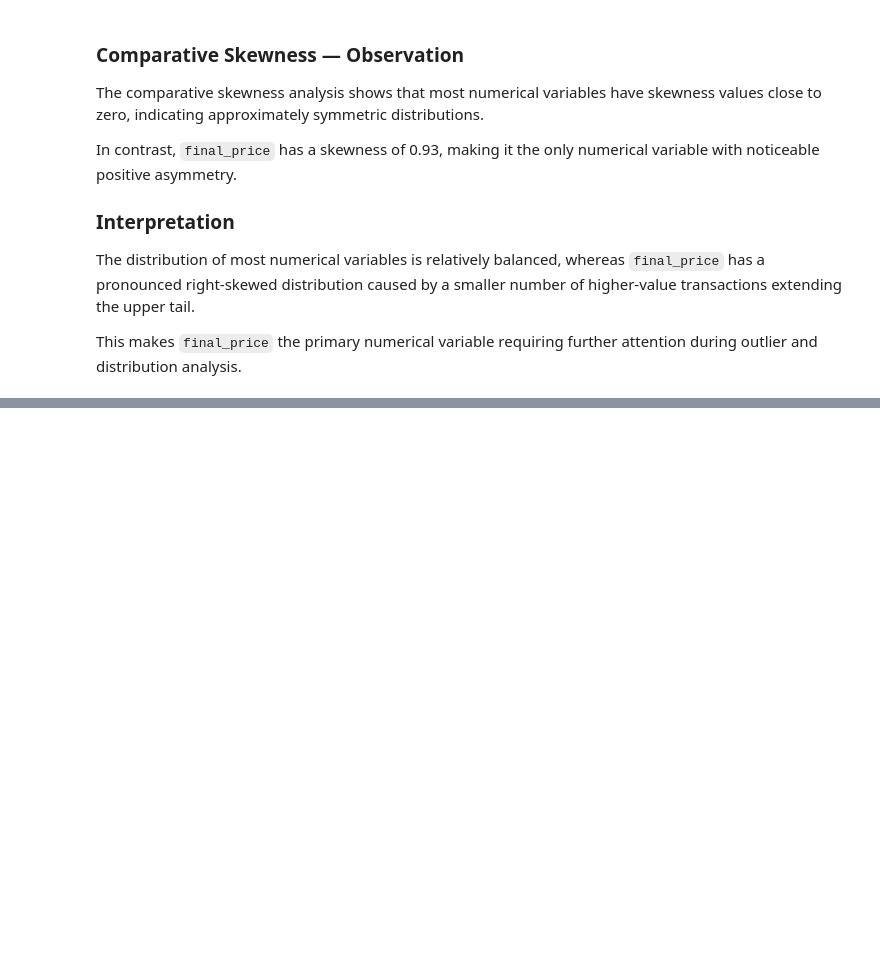
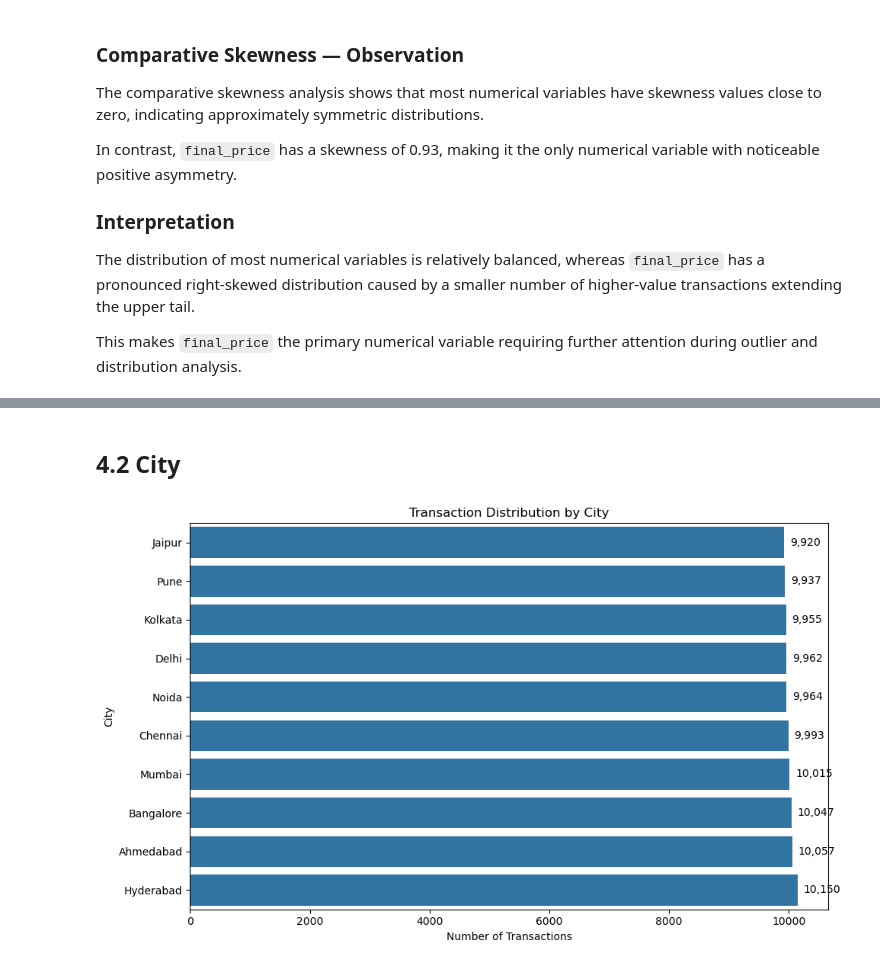
Before and after one commit to Bhav-creator452/NextHikesProject3-advanced-eda-retail-analysis, a Jupyter notebook: Advanced_EDA_Retail_Analysis.ipynb, the cells around one changed output, grey strips where cells are left out. Saved outputs shown, nothing was run; the diff lists cells and outputs as text; code cells hidden in the pictures; blank space fills up the shorter version.

```diff
--- a/Advanced_EDA_Retail_Analysis.ipynb
+++ b/Advanced_EDA_Retail_Analysis.ipynb
@@ -1087,0 +1135,27 @@ attention during outlier and distribution analysis.
+# %% [markdown]
+## 4.2 City
+# %%
+city_counts = df_eda['city'].value_counts().sort_values()
+
+plt.figure(figsize=(10, 6))
+
+ax = sns.barplot(
+    x=city_counts.values,
+    y=city_counts.index
+)
+
+for i, value in enumerate(city_counts.values):
+    ax.text(
+        value + 100,
+        i,
+        f'{value:,}',
+        va='center'
+    )
+
+plt.title('Transaction Distribution by City')
+plt.xlabel('Number of Transactions')
+plt.ylabel('City')
+plt.tight_layout()
+plt.show()
+# %% [output]
+[figure, added]
```
Also changed, not shown: parts of 35 cells of this notebook.
